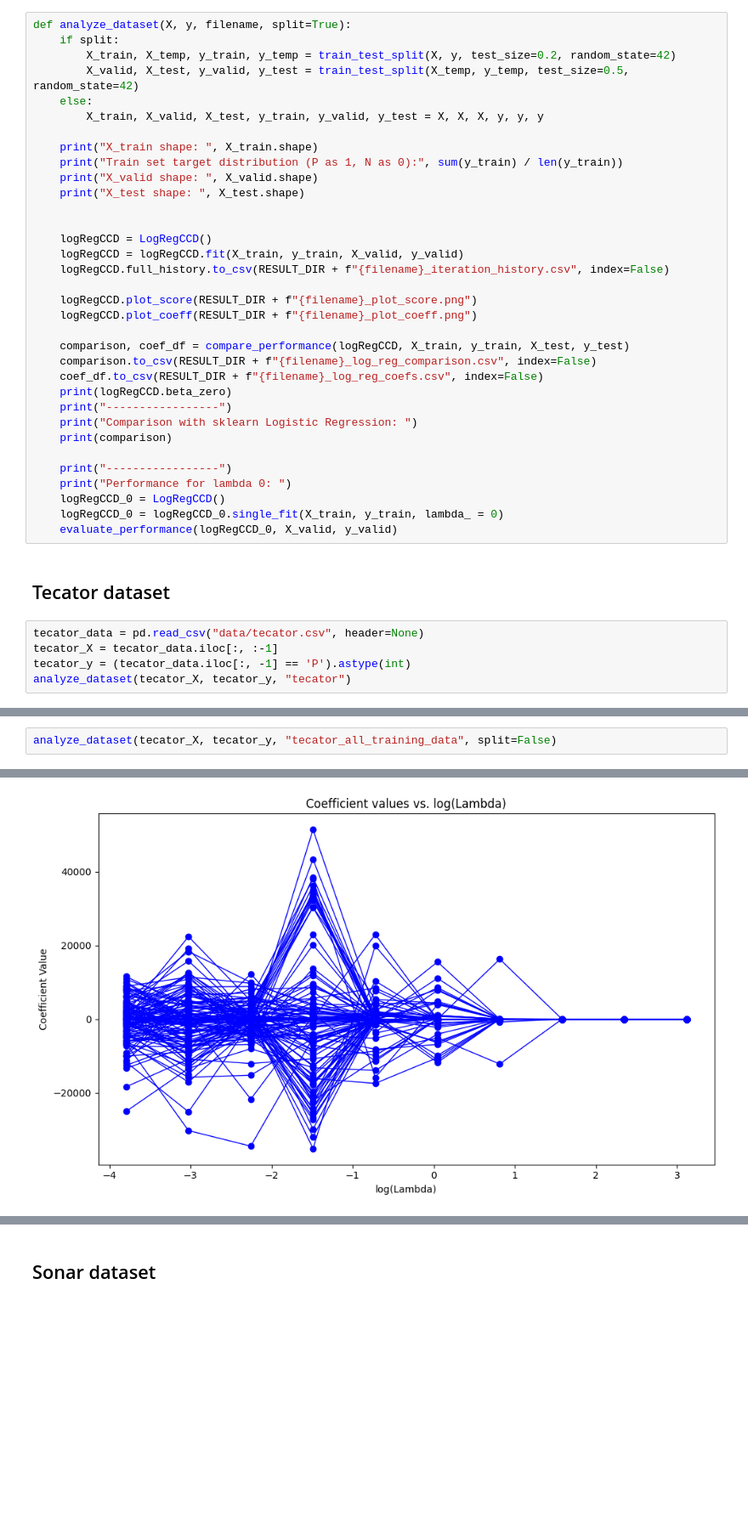
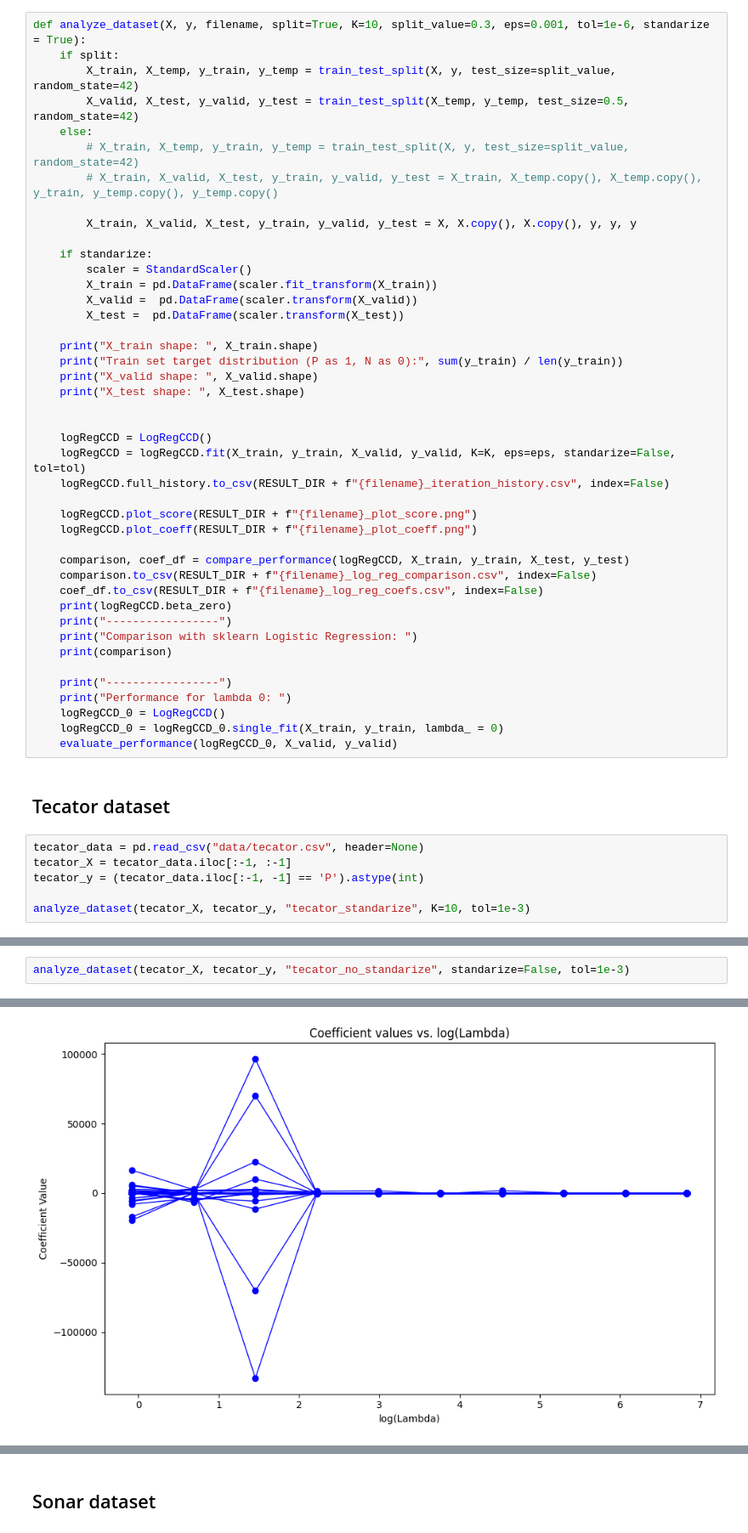
Before and after one commit to kwolny1/cyclic_coordinate_descent_algorithm, a Jupyter notebook: LogRegCCD_notebook_final.ipynb, the cells around one changed output, grey strips where cells are left out. Shown at 85% size. Drawn from its saved outputs; the diff is of its cells as text; blank space fills up the shorter version.

```diff
--- a/LogRegCCD_notebook_final.ipynb
+++ b/LogRegCCD_notebook_final.ipynb
@@ -89,12 +89,21 @@ def compare_performance(logRegCCD, X_train, y_train, X_test, y_test):
         'log_reg_l1_score': log_reg_l1_score,
         }), coef_df
 # %%
-def analyze_dataset(X, y, filename, split=True):
+def analyze_dataset(X, y, filename, split=True, K=10, split_value=0.3, eps=0.001, tol=1e-6, standarize = True):
     if split:
-        X_train, X_temp, y_train, y_temp = train_test_split(X, y, test_size=0.2, random_state=42)
+        X_train, X_temp, y_train, y_temp = train_test_split(X, y, test_size=split_value, random_state=42)
         X_valid, X_test, y_valid, y_test = train_test_split(X_temp, y_temp, test_size=0.5, random_state=42)
     else:
-        X_train, X_valid, X_test, y_train, y_valid, y_test = X, X, X, y, y, y
+        # X_train, X_temp, y_train, y_temp = train_test_split(X, y, test_size=split_value, random_state=42)
+        # X_train, X_valid, X_test, y_train, y_valid, y_test = X_train, X_temp.copy(), X_temp.copy(), y_train, y_temp.copy(), y_temp.copy()
+
+        X_train, X_valid, X_test, y_train, y_valid, y_test = X, X.copy(), X.copy(), y, y, y
+
+    if standarize:
+        scaler = StandardScaler()
+        X_train = pd.DataFrame(scaler.fit_transform(X_train))
+        X_valid =  pd.DataFrame(scaler.transform(X_valid))
+        X_test =  pd.DataFrame(scaler.transform(X_test))
 
     print("X_train shape: ", X_train.shape)
     print("Train set target distribution (P as 1, N as 0):", sum(y_train) / len(y_train))
@@ -103,7 +112,7 @@ def analyze_dataset(X, y, filename, split=True):
 
 
     logRegCCD = LogRegCCD()
-    logRegCCD = logRegCCD.fit(X_train, y_train, X_valid, y_valid)
+    logRegCCD = logRegCCD.fit(X_train, y_train, X_valid, y_valid, K=K, eps=eps, standarize=False, tol=tol)
     logRegCCD.full_history.to_csv(RESULT_DIR + f"{filename}_iteration_history.csv", index=False)
 
     logRegCCD.plot_score(RESULT_DIR + f"{filename}_plot_score.png")
@@ -126,7 +135,8 @@ def analyze_dataset(X, y, filename, split=True):
 ## Tecator dataset
 # %%
 tecator_data = pd.read_csv("data/tecator.csv", header=None)
-tecator_X = tecator_data.iloc[:, :-1]
-tecator_y = (tecator_data.iloc[:, -1] == 'P').astype(int)
-analyze_dataset(tecator_X, tecator_y, "tecator")
+tecator_X = tecator_data.iloc[:-1, :-1]
+tecator_y = (tecator_data.iloc[:-1, -1] == 'P').astype(int)
+
+analyze_dataset(tecator_X, tecator_y, "tecator_standarize", K=10, tol=1e-3)
 # %% [output]
@@ -155,3 +166,3 @@ AUC-PR: score:  0.4058641975308642
 # %%
-analyze_dataset(tecator_X, tecator_y, "tecator_all_training_data", split=False)
+analyze_dataset(tecator_X, tecator_y, "tecator_no_standarize", standarize=False, tol=1e-3)
 # %% [output]
@@ -162 +174 @@ X_valid shape:  (240, 124)
-[figure, old version]
+[figure, new version]
```
Also changed, not shown: parts of 25 cells of this notebook, 1 other file.
